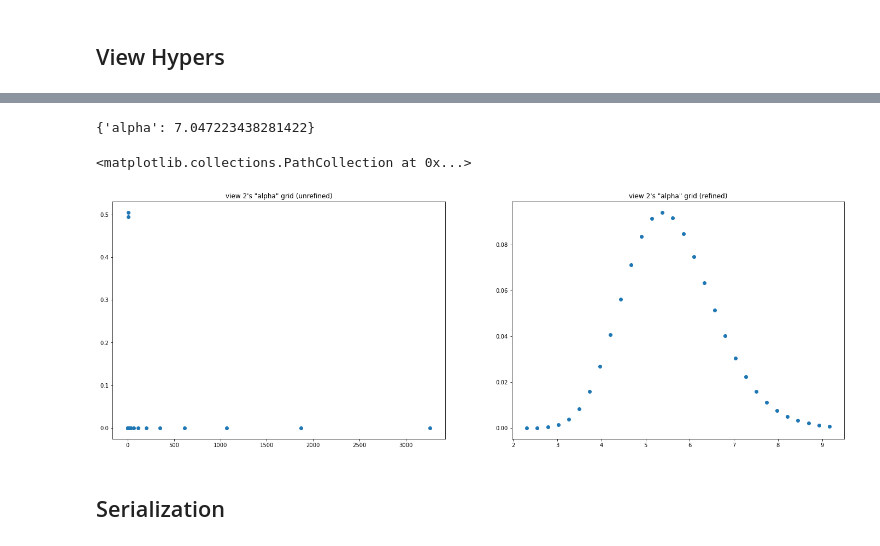
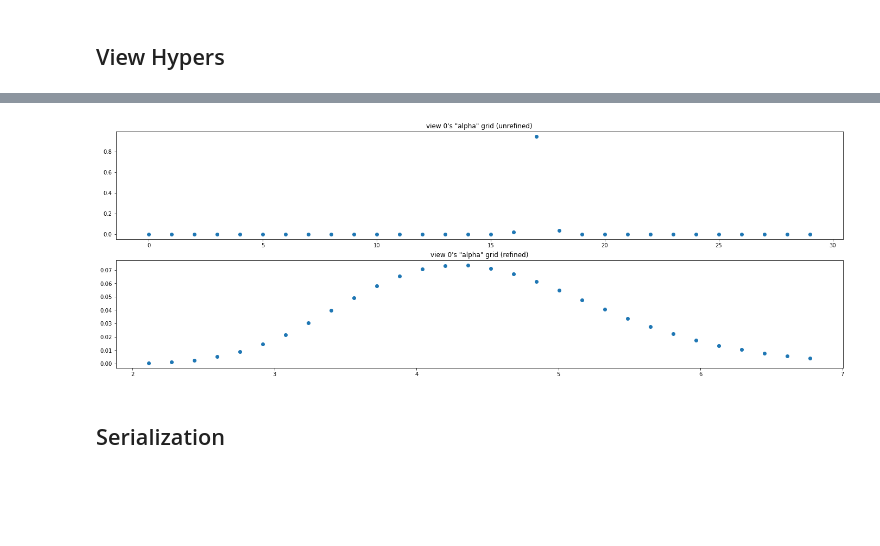
Before and after one commit to ChiSym/GenSQL.structure-learning, a Jupyter notebook: notebooks/manual-hyper-grid-refinement.ipynb, the cells around one changed output, grey strips where cells are left out. Drawn from its saved outputs; the diff is of its cells as text; code cells hidden in the pictures; blank space fills up the shorter version.

Commit message:
Allow refinement of all sppl models

```diff
--- a/notebooks/manual-hyper-grid-refinement.ipynb
+++ b/notebooks/manual-hyper-grid-refinement.ipynb
@@ -147,10 +147,10 @@ fig, axs = plt.subplots(2, 5, figsize=(24, 8));
 get_r = lambda col, i: unrefined_model.dim_for(col).hyper_grids['r'][i]
 
 # set by hand
-dim_refinement_grids[0]['r'] = np.linspace(get_r(0, 6) * 0.42, get_r(0, 9) * 0.56, 30)
-dim_refinement_grids[1]['r'] = np.linspace(get_r(1, 4) * 1.00, get_r(1, 8) * 0.95, 30)
-dim_refinement_grids[2]['r'] = np.linspace(get_r(2, 4) * 0.95, get_r(2, 8) * 0.65, 30)
-dim_refinement_grids[3]['r'] = np.linspace(get_r(3, 4) * 1.00, get_r(3, 8) * 0.70, 30)
+dim_refinement_grids[0]['r'] = np.linspace(get_r(0, 5) * 0.90, get_r(0, 10) * 0.40, 30)
+dim_refinement_grids[1]['r'] = np.linspace(get_r(1, 4) * 1.00, get_r(1, 9) * 0.60, 30)
+dim_refinement_grids[2]['r'] = np.linspace(get_r(2, 4) * 0.95, get_r(2, 8) * 0.60, 30)
+dim_refinement_grids[3]['r'] = np.linspace(get_r(3, 3) * 1.00, get_r(3, 8) * 0.60, 30)
 dim_refinement_grids[4]['r'] = np.linspace(get_r(4, 4) * 1.02, get_r(4, 8) * 0.75, 30)
 
 for i in columns_transition[:-3]:
@@ -168,11 +168,11 @@ fig, axs = plt.subplots(2, 5, figsize=(24, 8));
 get_nu = lambda col, i: unrefined_model.dim_for(col).hyper_grids['nu'][i]
 
 # set by hand
-dim_refinement_grids[0]['nu'] = np.linspace(get_nu(0, -1) * 0.92, get_nu(0, -1) * 1.15, 30)
-dim_refinement_grids[1]['nu'] = np.linspace(get_nu(1, -1) * 0.95, get_nu(1, -1) * 1.20, 30)
-dim_refinement_grids[2]['nu'] = np.linspace(get_nu(2, -1) * 1.80, get_nu(2, -1) * 2.25, 30)
-dim_refinement_grids[3]['nu'] = np.linspace(get_nu(3, -1) * 1.67, get_nu(3, -1) * 2.05, 30)
-dim_refinement_grids[4]['nu'] = np.linspace(get_nu(4, -1) * 2.30, get_nu(4, -1) * 2.85, 30)
+dim_refinement_grids[0]['nu'] = np.linspace(get_nu(0, -4) * 1.20, get_nu(0, -2) * 0.80, 30)
+dim_refinement_grids[1]['nu'] = np.linspace(get_nu(1, -3) * 1.20, get_nu(1, -1) * 0.82, 30)
+dim_refinement_grids[2]['nu'] = np.linspace(get_nu(2, -1) * 1.40, get_nu(2, -1) * 1.65, 30)
+dim_refinement_grids[3]['nu'] = np.linspace(get_nu(3, -1) * 1.17, get_nu(3, -1) * 1.38, 30)
+dim_refinement_grids[4]['nu'] = np.linspace(get_nu(4, -1) * 1.75, get_nu(4, -1) * 2.05, 30)
 
 for i in columns_transition[:-3]:
     axs[0, i].set_title(f'dim {i}\'s "nu" grid (unrefined)')
@@ -189,9 +189,9 @@ fig, axs = plt.subplots(2, 3, figsize=(24, 8));
 get_alpha = lambda col, i: unrefined_model.dim_for(col).hyper_grids['alpha'][i]
 
 # set by hand
-dim_refinement_grids[5]['alpha'] = np.linspace(get_alpha(5, 0) * 0.12, get_alpha(5, 0) * 0.23, 30)
+dim_refinement_grids[5]['alpha'] = np.linspace(get_alpha(5, 0) * 0.15, get_alpha(5, 0) * 0.25, 30)
 dim_refinement_grids[6]['alpha'] = np.linspace(get_alpha(6, 0) * 0.07, get_alpha(6, 0) * 0.16, 30)
-dim_refinement_grids[7]['alpha'] = np.linspace(get_alpha(7, 0) * 0.03, get_alpha(7, 0) * 0.12, 30)
+dim_refinement_grids[7]['alpha'] = np.linspace(get_alpha(7, 0) * 0.04, get_alpha(7, 0) * 0.12, 30)
 
 for i in columns_transition[-3:]:
     axs[0, i-5].set_title(f'dim {i}\'s "alpha" grid (unrefined)')
@@ -214,23 +214,21 @@ OrderedDict([(2, <cgpm.mixtures.view.View at 0x...>)])
-# %%
-unrefined_model.views[2].crp.hypers
-# %% [output]
-{'alpha': 7.047223438281422}
 # %%
-fig, axs = plt.subplots(1, 2, figsize=(24, 8));
+fig, axs = plt.subplots(2, len(unrefined_model.views), figsize=(24, 8));
 get_view_alpha = lambda view, i: unrefined_model.views[view].crp.hyper_grids['alpha'][i]
 
 #set by hand
-view_refinement_grids[2] = np.linspace(get_view_alpha(2, 16) * 1.00, get_view_alpha(2, 18) * 1.3, 30)
-axs[0].set_title(f'view 2\'s "alpha" grid (unrefined)')
-axs[0].scatter(unrefined_model.views[2].crp.hyper_grids['alpha'],
-               get_dim_hyper_transition_distr(unrefined_model.views[2].crp, 'alpha'))
-refine_view_hyper_grid(refinement_candidate, 2, view_refinement_grids[2])
-axs[1].set_title(f'view 2\'s "alpha" grid (refined)')
-axs[1].scatter(refinement_candidate.views[2].crp.hyper_grids['alpha'],
-               get_dim_hyper_transition_distr(refinement_candidate.views[2].crp, 'alpha'))
+view_refinement_grids[0] = np.linspace(get_view_alpha(0, 15) * 1.60, get_view_alpha(0, 19) * 0.55, 30)
+#view_refinement_grids[4] = np.linspace(get_view_alpha(0, 10) * 1.00, get_view_alpha(0, 17) * 0.41, 30)
+
+for (i, view_idx) in enumerate(unrefined_model.views.keys()):
+    axs[0].set_title(f'view {view_idx}\'s "alpha" grid (unrefined)')
+    axs[0].scatter(range(len(unrefined_model.views[view_idx].crp.hyper_grids['alpha'])),
+                   get_dim_hyper_transition_distr(unrefined_model.views[view_idx].crp, 'alpha'))
+    refine_view_hyper_grid(refinement_candidate, view_idx, view_refinement_grids[view_idx])
+    axs[1].set_title(f'view {view_idx}\'s "alpha" grid (refined)')
+    axs[1].scatter(refinement_candidate.views[view_idx].crp.hyper_grids['alpha'],
+                      get_dim_hyper_transition_distr(refinement_candidate.views[view_idx].crp, 'alpha'))
 # %% [output]
-<matplotlib.collections.PathCollection at 0x...>
-[figure, old version]
+[figure, new version]
 # %% [markdown]
 ## Serialization
 # %%
```
Also changed, not shown: parts of 14 cells of this notebook, 1 other file.
